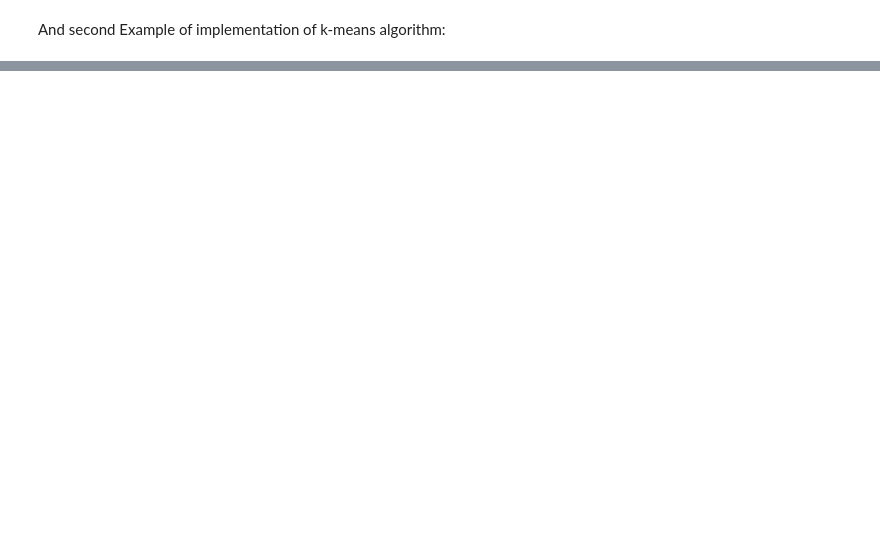
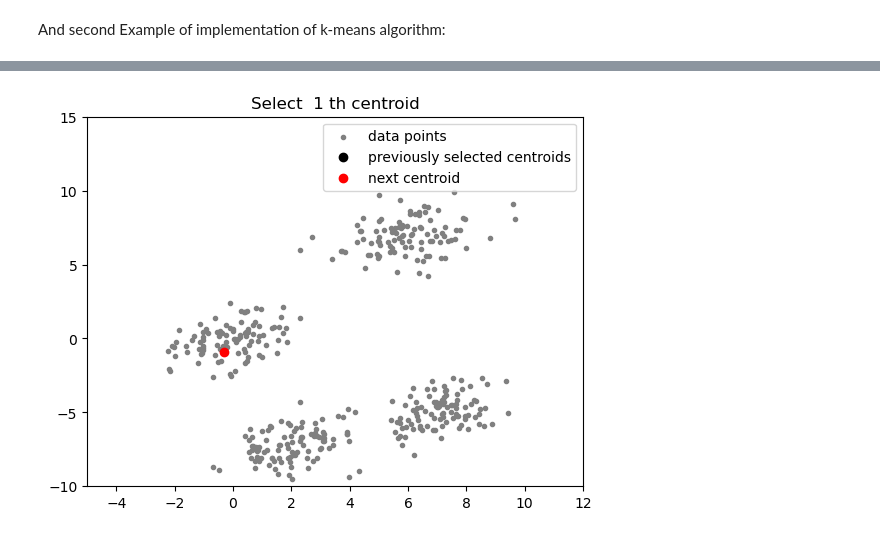
Before and after one commit to GalkaKG/Clustering-Analysis, a Jupyter notebook: Clustering Analysis.ipynb, the cells around one changed output, grey strips where cells are left out. Saved outputs shown, nothing was run; the diff lists cells and outputs as text; code cells hidden in the pictures; blank space fills up the shorter version.

```diff
--- a/Clustering Analysis.ipynb
+++ b/Clustering Analysis.ipynb
@@ -392,0 +425,88 @@ plt.show()
+# %%
+# creating data
+mean_01 = np.array([0.0, 0.0])
+cov_01 = np.array([[1, 0.3], [0.3, 1]])
+dist_01 = np.random.multivariate_normal(mean_01, cov_01, 100)
+
+mean_02 = np.array([6.0, 7.0])
+cov_02 = np.array([[1.5, 0.3], [0.3, 1]])
+dist_02 = np.random.multivariate_normal(mean_02, cov_02, 100)
+
+mean_03 = np.array([7.0, -5.0])
+cov_03 = np.array([[1.2, 0.5],
+                   [0.5, 1]])
+dist_03 = np.random.multivariate_normal(mean_03, cov_01, 100)
+
+mean_04 = np.array([2.0, -7.0])
+cov_04 = np.array([[1.2, 0.5], [0.5, 1.3]])
+dist_04 = np.random.multivariate_normal(mean_04, cov_01, 100)
+
+data = np.vstack((dist_01, dist_02, dist_03, dist_04))
+np.random.shuffle(data)
+
+# function to plot the selected centroids
+
+
+def plot(data, centroids):
+    plt.scatter(data[:, 0], data[:, 1], marker='.',
+                color='gray', label='data points')
+    plt.scatter(centroids[:-1, 0], centroids[:-1, 1],
+                color='black', label='previously selected centroids')
+    plt.scatter(centroids[-1, 0], centroids[-1, 1],
+                color='red', label='next centroid')
+    plt.title('Select % d th centroid' % (centroids.shape[0]))
+
+    plt.legend()
+    plt.xlim(-5, 12)
+    plt.ylim(-10, 15)
+    plt.show()
+
+# function to compute euclidean distance
+def distance(p1, p2):
+    return np.sqrt(np.sum((p1 - p2)**2))
+
+# initialization algorithm
+def initialize(data, k):
+    '''
+    initialized the centroids for K-means++
+    inputs:
+        data - numpy array of data points having shape (200, 2)
+        k - number of clusters
+    '''
+    # initialize the centroids list and add
+    # a randomly selected data point to the list
+    centroids = []
+    centroids.append(data[np.random.randint(
+        data.shape[0]), :])
+    plot(data, np.array(centroids))
+
+    # compute remaining k - 1 centroids
+    for c_id in range(k - 1):
+
+        # initialize a list to store distances of data
+        # points from nearest centroid
+        dist = []
+        for i in range(data.shape[0]):
+            point = data[i, :]
+            d = sys.maxsize
+
+            # compute distance of 'point' from each of the previously
+            # selected centroid and store the minimum distance
+            for j in range(len(centroids)):
+                temp_dist = distance(point, centroids[j])
+                d = min(d, temp_dist)
+            dist.append(d)
+
+        # select data point with maximum distance as our next centroid
+        dist = np.array(dist)
+        next_centroid = data[np.argmax(dist), :]
+        centroids.append(next_centroid)
+        dist = []
+        plot(data, np.array(centroids))
+    return centroids
+
+
+# call the initialize function to get the centroids
+centroids = initialize(data, k=4)
+# %% [output]
+[figure, added]
```
Also changed, not shown: parts of 13 cells of this notebook.
